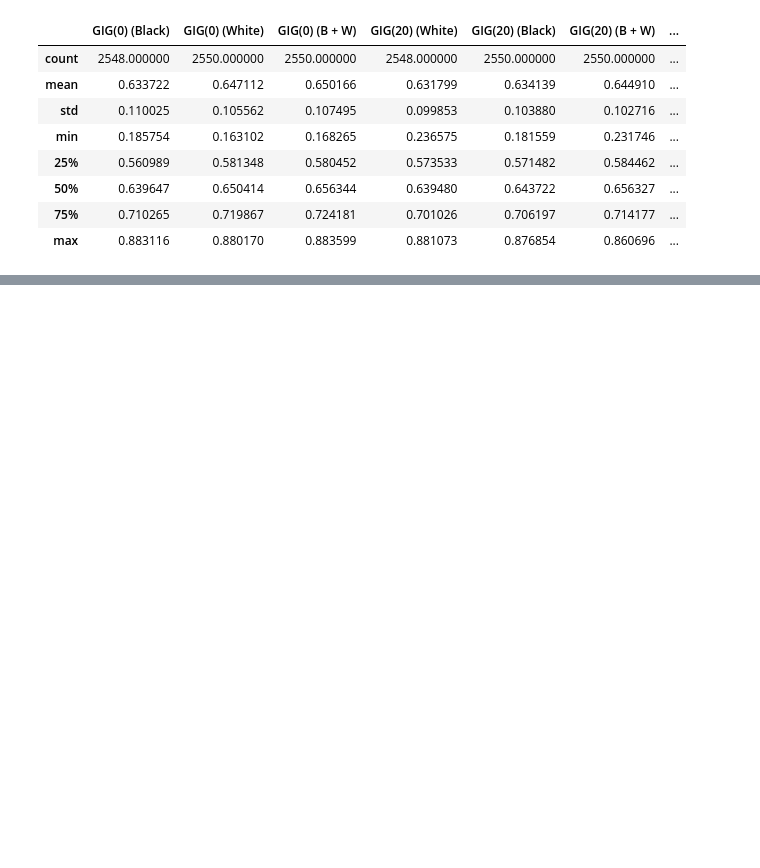
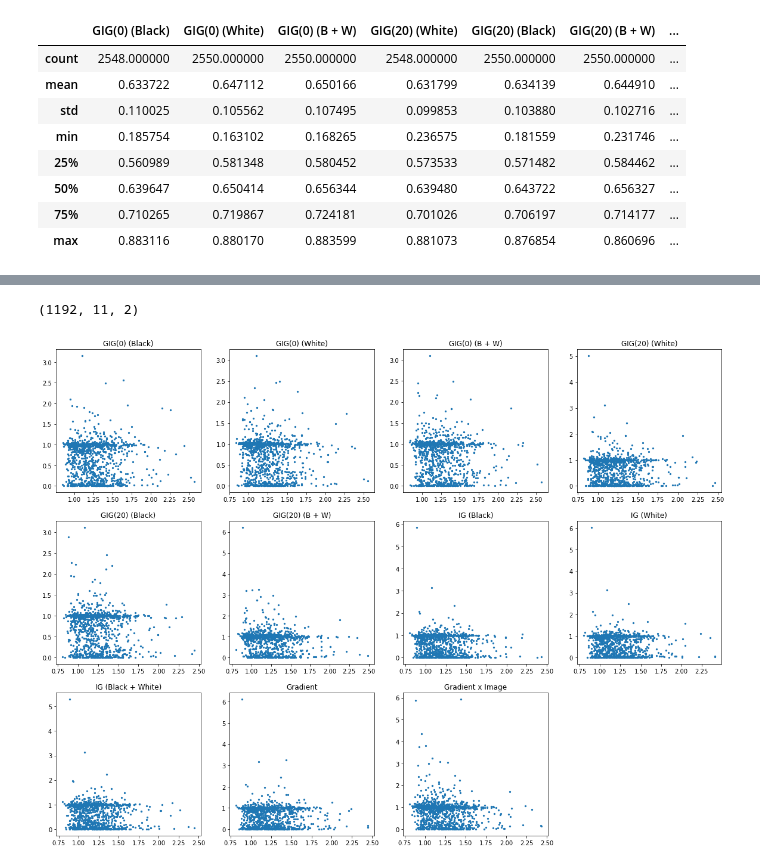
Before and after one commit to axelmy/DD2421, a Jupyter notebook: ImageNet-GIG-compute.ipynb, the cells around one changed output, grey strips where cells are left out. Cells and saved outputs as stored; diff of their text form; code cells hidden in the pictures; blank space fills up the shorter version.

```diff
--- a/ImageNet-GIG-compute.ipynb
+++ b/ImageNet-GIG-compute.ipynb
@@ -288,0 +298,2 @@ ress.to_csv('results.csv')
+# %%
+ress = []
@@ -288,0 +446,27 @@ ress.to_csv('results.csv')
+# %%
+tmp = np.array(ress)
+tmp.shape
+# %% [output]
+(1192, 11, 2)
+# %%
+plt.figure(figsize = (20, 15))
+labels = [
+    'GIG(0) (Black)',
+    'GIG(0) (White)',
+    'GIG(0) (B + W)',
+    'GIG(20) (White)',
+    'GIG(20) (Black)',
+    'GIG(20) (B + W)',
+    'IG (Black)',
+    'IG (White)',
+    'IG (Black + White)',
+    'Gradient',
+    'Gradient x Image'
+]
+for idx in range(11):
+    plt.subplot(3, 4, idx + 1)
+    plt.scatter(*tmp[:, idx].T, s = 5)
+    plt.title(labels[idx])
+plt.show()
+# %% [output]
+[figure, added]
```
Also changed, not shown: parts of 10 cells of this notebook.
